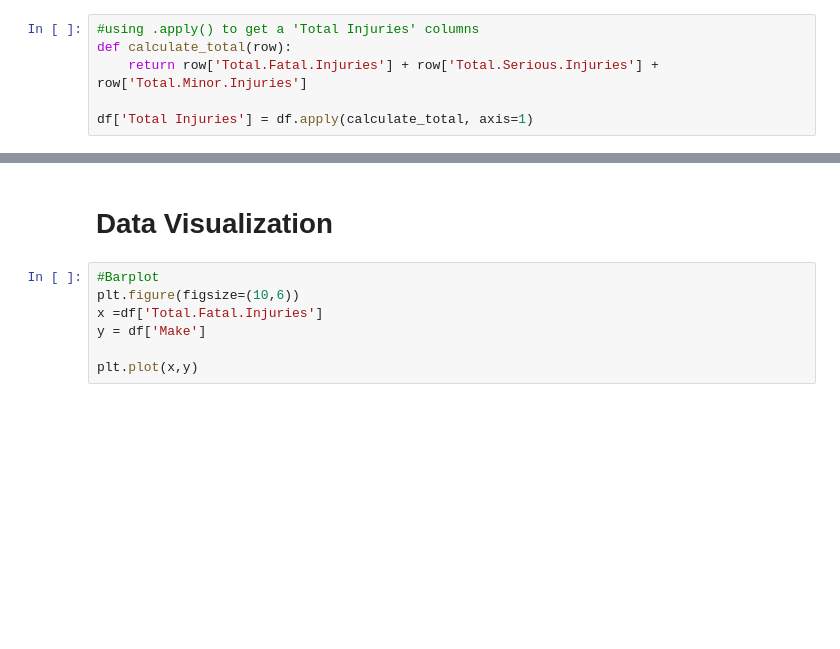
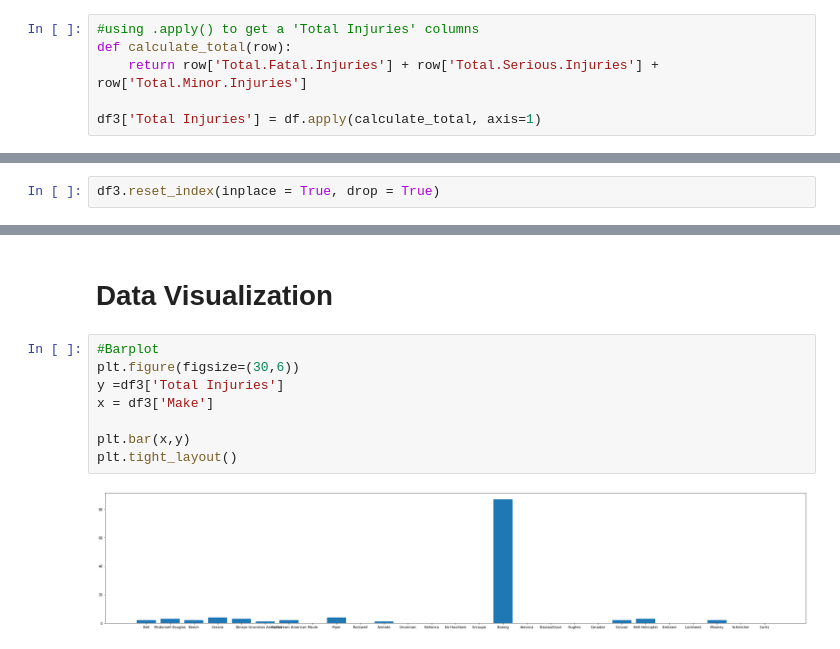
Before and after one commit to tingly-amua/Project---Aircraft-Risk, a Jupyter notebook: project.ipynb, the cells around one changed output, grey strips where cells are left out. Saved outputs shown, nothing was run; the diff lists cells and outputs as text; blank space fills up the shorter version.

Commit message:
add visualizations - barplots of make, engine type, model, and number of engines

```diff
--- a/project.ipynb
+++ b/project.ipynb
@@ -253,4 +253,4 @@ memory usage: 10.2+ KB
 def calculate_total(row):
     return row['Total.Fatal.Injuries'] + row['Total.Serious.Injuries'] + row['Total.Minor.Injuries']
 
-df['Total Injuries'] = df.apply(calculate_total, axis=1)
+df3['Total Injuries'] = df.apply(calculate_total, axis=1)
@@ -265,0 +273,2 @@ df.head()
+# %%
+df3.reset_index(inplace = True, drop = True)
@@ -267,8 +292,11 @@ df.head()
 # Data Visualization
 # %%
 #Barplot
-plt.figure(figsize=(10,6))
-x =df['Total.Fatal.Injuries']
-y = df['Make']
+plt.figure(figsize=(30,6))
+y =df3['Total Injuries']
+x = df3['Make']
 
-plt.plot(x,y)
+plt.bar(x,y)
+plt.tight_layout()
+# %% [output]
+[figure, added]
```
Also changed, not shown: parts of 7 cells of this notebook.
